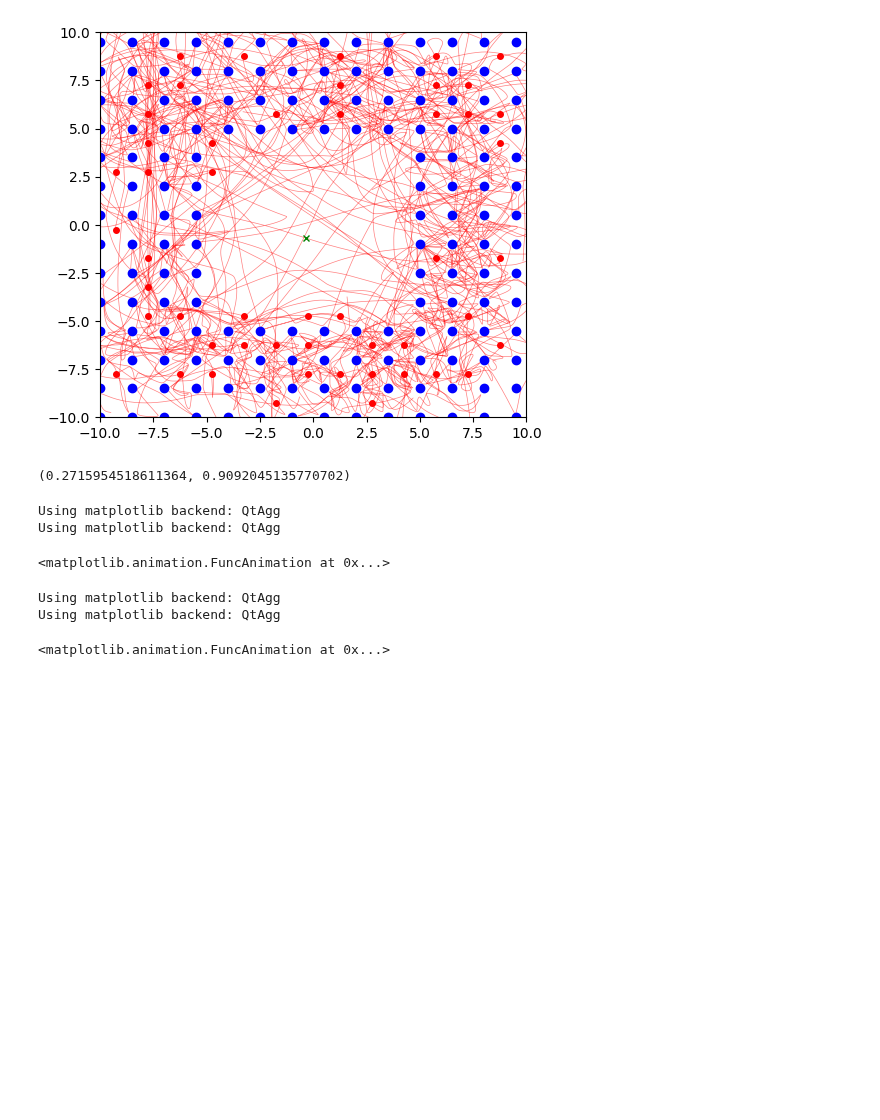
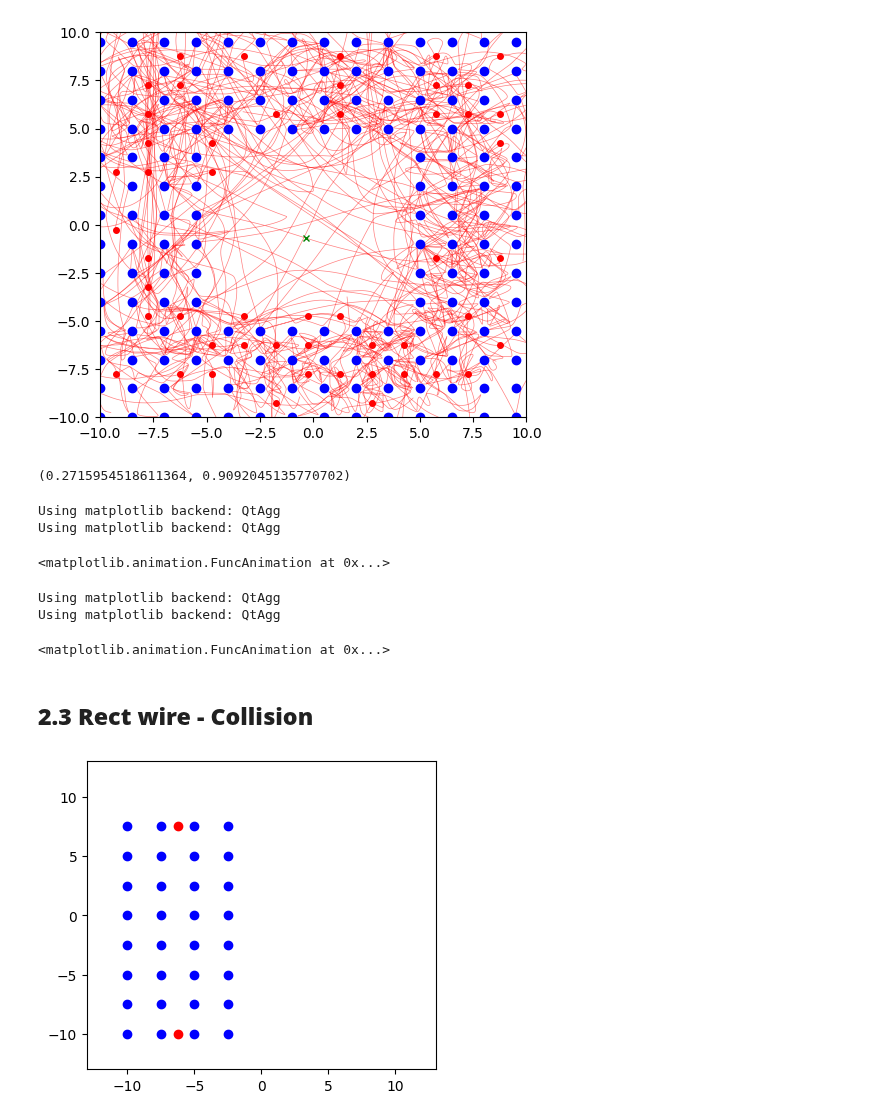
Before and after one commit to AndresGuarin/JupyterCodes, a Jupyter notebook: Computational Physics/ElectricConduction/SettingGrid.ipynb, the cells around one changed output. Saved outputs shown, nothing was run; the diff lists cells and outputs as text; code cells hidden in the pictures; blank space fills up the shorter version.

```diff
--- a/Computational Physics/ElectricConduction/SettingGrid.ipynb
+++ b/Computational Physics/ElectricConduction/SettingGrid.ipynb
@@ -353,3 +354,27 @@ ani.animate_path(self1,s,kind=2,save=False,name='test.mp4',verbose=False,plot_pa
 Using matplotlib backend: QtAgg
 Using matplotlib backend: QtAgg
 <matplotlib.animation.FuncAnimation at 0x...>
+# %% [markdown]
+## **2.3 Rect wire - Collision**
+# %%
+P = [-10,-10]; h=8; w=4; a=2.5
+b = a*np.sqrt(3)/2*a/6
+XC, YC = sm.mesh.x_squared(P=P,nrows=h,ncols=w,a=a)
+
+X0 = np.array([P[0]+b*3])
+Y0 = np.array([P[1]])
+# %%
+P = [-10,-10]; h=8; w=4; a=2.5
+XC, YC = sm.mesh.squared(P=P,nrows=h,ncols=w,a=a)
+
+X0 = np.array([a+a/2, a+a/2])+P[0]; Y0 = np.array([0, a*7])+P[1]
+Np = len(X0)
+
+%matplotlib inline
+plt.figure(figsize=(4.5,4))
+plt.plot(XC,YC,'ob')
+plt.plot(X0,Y0,'or')
+D = 13; plt.xlim(-D,D); plt.ylim(-D,D)
+plt.show()
+# %% [output]
+[figure, added]
```
Also changed, not shown: parts of 28 cells of this notebook, 1 other file.
